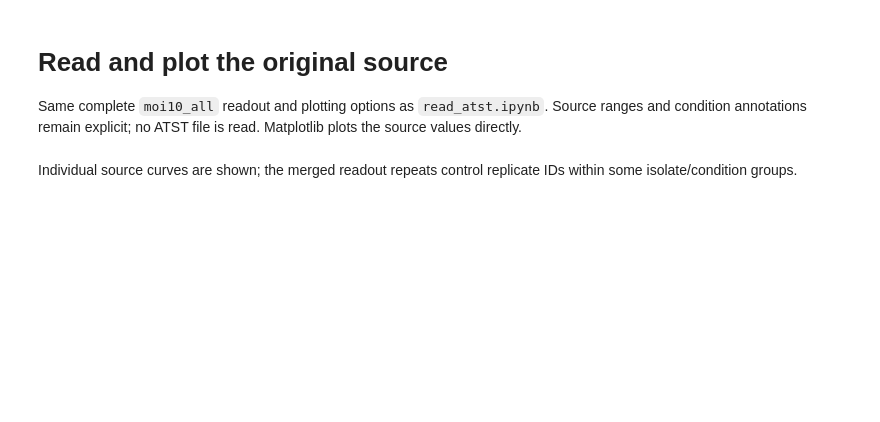
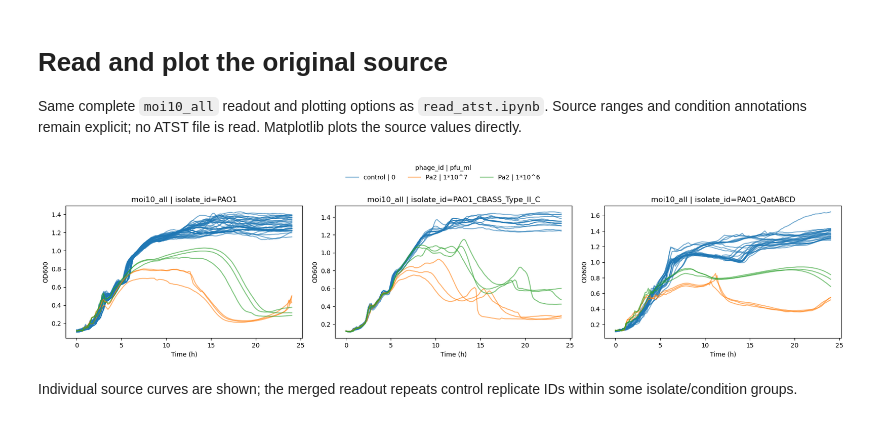
Before and after one commit to JP235/ATST, a Jupyter notebook: examples/Public data /Costa 2024/direct_read.ipynb, the cells around one changed output. Cells and saved outputs as stored; diff of their text form; code cells hidden in the pictures; blank space fills up the shorter version.

```diff
--- a/examples/Public data /Costa 2024/direct_read.ipynb
+++ b/examples/Public data /Costa 2024/direct_read.ipynb
@@ -30,34 +41,57 @@ readings = pd.concat(curves, axis=1).sort_index()
 readings.columns = layout["curve_id"]
 readings = readings.rename_axis("Time").reset_index()
 # %%
-panels = list(layout.groupby('isolate_id', sort=False))
-ncols = min(2, len(panels))
+filtered_layout = layout[layout["phage_id"].isin(["Pa2", ""])]
+panels = [(isolate, panel) for isolate, panel in filtered_layout.groupby("isolate_id", sort=False)
+          if {"Pa2", ""}.issubset(set(panel["phage_id"]))]
+ncols = min(3, len(panels))
 nrows = math.ceil(len(panels) / ncols)
 fig, axes = plt.subplots(nrows, ncols, figsize=(6 * ncols, 4.5 * nrows), squeeze=False)
 palette = plt.rcParams["axes.prop_cycle"].by_key()["color"]
 condition_colors = {}
 
 for ax, (panel, panel_layout) in zip(axes.flat, panels):
-    for condition, group in panel_layout.groupby(['phage_id', 'moi'], sort=False):
+    for condition, group in panel_layout.groupby(["phage_id", "pfu_ml"], sort=False):
+        if condition == ("", ""):
+            condition = ("control", "0")
+        # if condition[0] != 'Pa2':
+        #     continue
         if condition not in condition_colors:
             condition_colors[condition] = palette[len(condition_colors) % len(palette)]
         color = condition_colors[condition]
-        label = " | ".join(str(value) for value in condition)
+        label = " | ".join("control" if index == 0 and (pd.isna(value) or value == "") else str(value)
+                           for index, value in enumerate(condition))
         values = readings[group["curve_id"]]
         for index, curve_id in enumerate(group["curve_id"]):
             ax.plot(
-                readings["Time"], readings[curve_id], color=color, alpha=0.6,
+                readings["Time"],
+                readings[curve_id],
+                color=color,
+                alpha=0.6,
                 label=label if index == 0 else None,
             )
     ax.set_xlabel("Time (h)")
-    ax.set_ylabel("od600")
+    ax.set_ylabel("OD600")
     panel_label = "<blank>" if panel == "" else str(panel)
     ax.set_title(f"{readout_id} | isolate_id={panel_label}")
-    ax.legend(frameon=False)
 
-for ax in list(axes.flat)[len(panels):]:
+for ax in list(axes.flat)[len(panels) :]:
     fig.delaxes(ax)
-fig.tight_layout()
+
+legend_entries = {}
+for ax in fig.axes:
+    handles, labels = ax.get_legend_handles_labels()
+    for handle, label in zip(handles, labels):
+        legend_entries.setdefault(label, handle)
+ncols = 1 if max(map(len, legend_entries)) > 40 else min(4, len(legend_entries))
+fig.legend(
+    list(legend_entries.values()), list(legend_entries),
+    title='phage_id | pfu_ml', loc="upper center", ncol=ncols, frameon=False,
+)
+legend_height = (0.25 * math.ceil(len(legend_entries) / ncols) + 0.4) / fig.get_figheight()
+fig.tight_layout(rect=(0, 0, 1, 1 - legend_height))
 plt.show()
+# %% [output]
+[figure, added]
 # %% [markdown]
 Individual source curves are shown; the merged readout repeats control replicate IDs within some isolate/condition groups.
```
Also changed, not shown: parts of 1 cell of this notebook, 16 other files.
